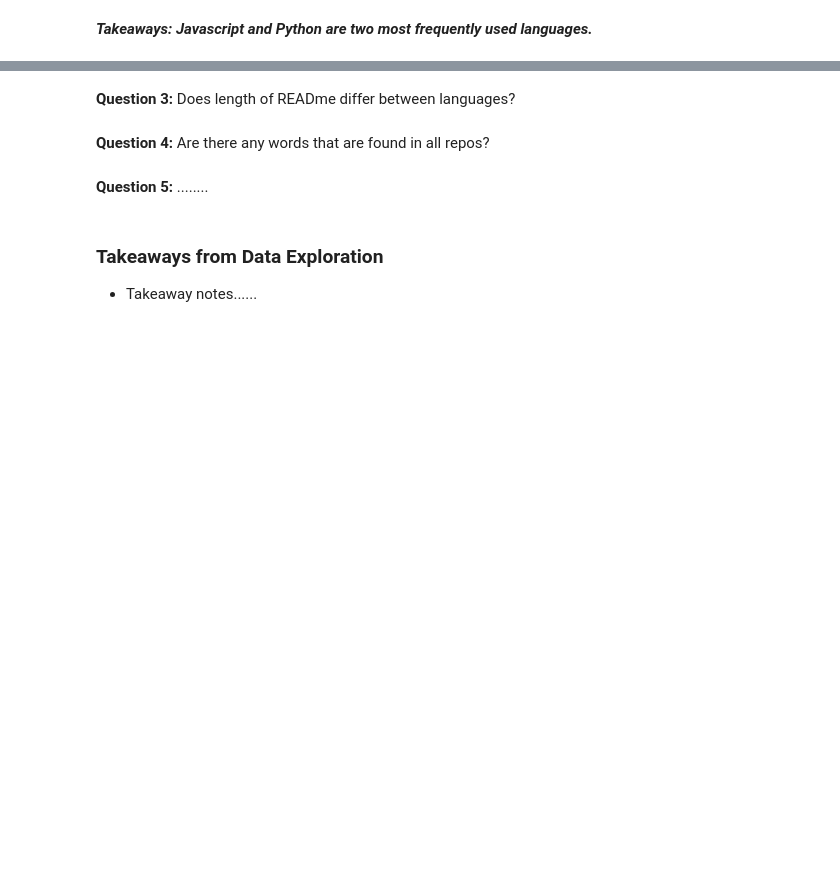
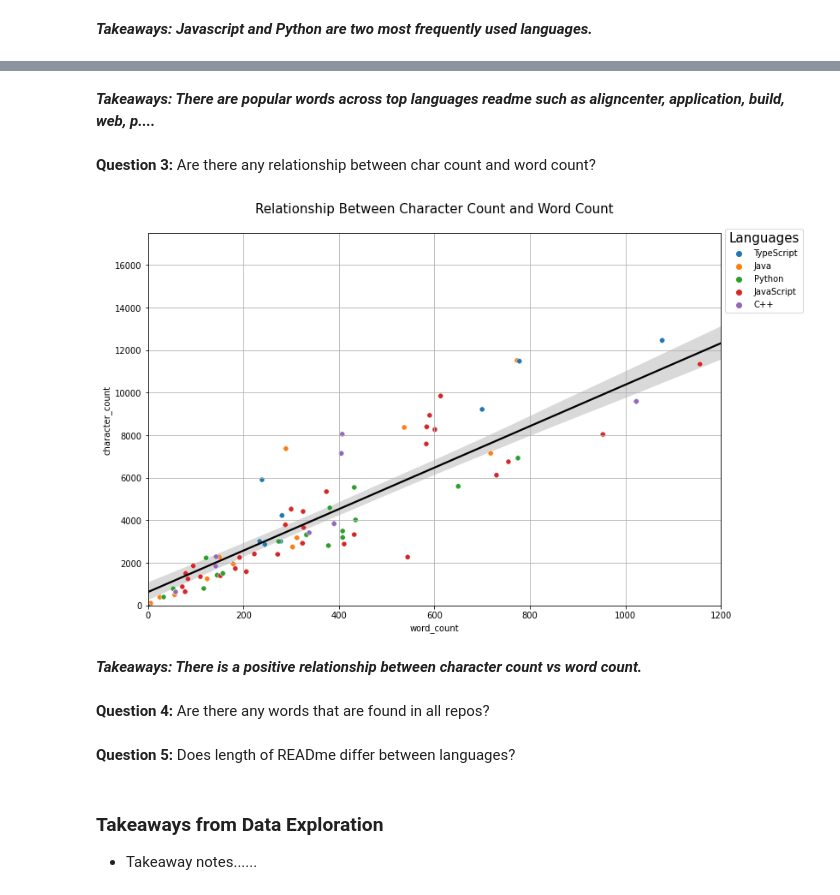
Before and after one commit to team2-nlp-project/team2-nlp-project, a Jupyter notebook: final_report_team_2_nlp_project.ipynb, the cells around one changed output, grey strips where cells are left out. Cells and saved outputs as stored; diff of their text form; code cells hidden in the pictures; blank space fills up the shorter version.

```diff
--- a/final_report_team_2_nlp_project.ipynb
+++ b/final_report_team_2_nlp_project.ipynb
@@ -104,9 +105,17 @@ visualization.word_cloud(train)
+# %% [markdown]
+***Takeaways: There are popular words across top languages readme such as aligncenter, application, build, web, p....***
 # %% [markdown]
-**Question 3:** Does length of READme differ between languages?
+**Question 3:** Are there any relationship between char count and word count?
+# %%
+visualization.char_count(train)
+# %% [output]
+[figure, added]
+# %% [markdown]
+***Takeaways: There is a positive relationship between character count vs word count.***
 # %% [markdown]
 **Question 4:** Are there any words that are found in all repos?
 # %% [markdown]
-**Question 5:** ........
+**Question 5:** Does length of READme differ between languages?
 # %% [markdown]
 ### Takeaways from Data Exploration
 
```
Also changed, not shown: parts of 3 cells of this notebook, 2 other files.
